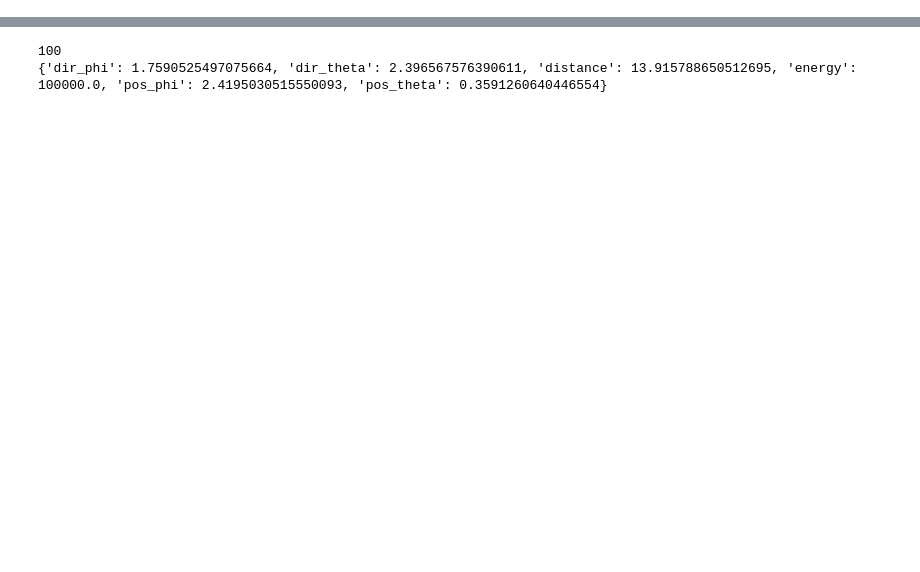
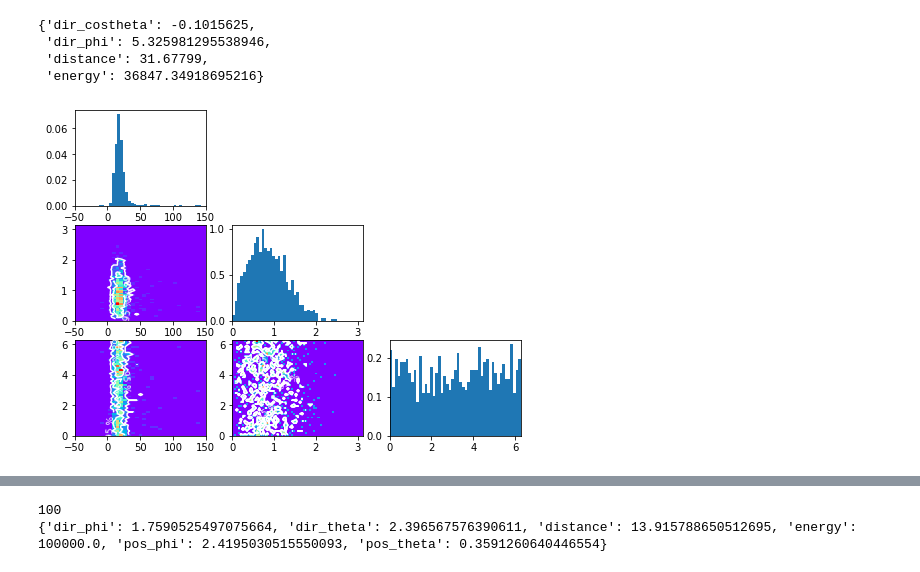
Before and after one commit to chrhck/NeutrinoTelescopes, a Jupyter notebook: notebooks/fit_normalizing_flow.ipynb, the cells around one changed output, grey strips where cells are left out. Drawn from its saved outputs; the diff is of its cells as text; code cells hidden in the pictures; blank space fills up the shorter version.

```diff
--- a/notebooks/fit_normalizing_flow.ipynb
+++ b/notebooks/fit_normalizing_flow.ipynb
@@ -156,5 +238,5 @@ class HDF5PhotonTableUnWeighted(Dataset):
 # %%
-def read_table_hdf(fname, ix):
+def read_pmt_table_hdf(fname, ix):
     with h5py.File(fname) as hdl:
         ds_groups = sorted(hdl["photon_tables"].keys())
         label_order = ["distance", "energy", "dir_theta", "dir_phi", "pos_theta", "pos_phi"]
@@ -172,10 +254,9 @@ def read_table_hdf(fname, ix):
 
     return data_df, labels_d
 
-def read_table_hdf_unweighted(fname, ix):
+def read_pmt_table_hdf_unweighted(fname, ix):
     with h5py.File(fname) as hdl:
         ds_groups = sorted(hdl["photon_tables"].keys())
-        print(len(ds_groups))
         label_order = ["distance", "energy", "dir_theta", "dir_phi", "pos_theta", "pos_phi"]
         grp = ds_groups[ix]
 
@@ -185,3 +266,23 @@ def read_table_hdf_unweighted(fname, ix):
         labels_d = dict(hdl["photon_tables"][grp].attrs)
 
     return data_df, labels_d
+
+def read_photon_table_hdf_unweighted(fname, ix):
+    with h5py.File(fname) as hdl:
+        ds_groups = sorted(hdl["photons"].keys())
+
+        label_order = ["distance", "energy", "dir_costheta", "dir_phi"]
+        grp = ds_groups[ix]
+
+        data = hdl["photons"][grp][:]
+
+        data_df = pd.DataFrame(data.T, columns=["tres", "pos_x", "pos_y", "pos_z", "weight"])
+        labels = torch.empty((data.shape[1], len(label_order)), dtype=torch.float64)
+        labels_d = dict(hdl["photons"][grp].attrs)
+        for i, label in enumerate(label_order):
+            labels[:, i] = np.float64(labels_d[label])
+
+        labels[:, 0] = np.log10(labels[:, 0])
+        labels[:, 1] = np.log10(labels[:, 1])
+
+    return data_df, labels
@@ -187,0 +355,21 @@ def read_table_hdf_unweighted(fname, ix):
+# %%
+labels
+# %% [output]
+{'dir_costheta': -0.1015625,
+ 'dir_phi': 5.325981295538946,
+ 'distance': 31.67799,
+ 'energy': 36847.34918695216}
+# %%
+data_df, labels = read_photon_table_hdf_unweighted("../assets/photon_table.hd5", 25)
+
+fig=plt.figure(figsize=(8,6))
+helper_fns.visualize_pdf(
+    pdf.to("cpu"),
+    fig,
+    nsamples=10000,
+    conditional_input=labels,
+    bounds=[[-50, 150], [0, np.pi], [0, 2*np.pi]],
+    #s2_norm="lambert"
+    );
+# %% [output]
+[figure, added]
```
Also changed, not shown: parts of 12 cells of this notebook, 3 other files.
